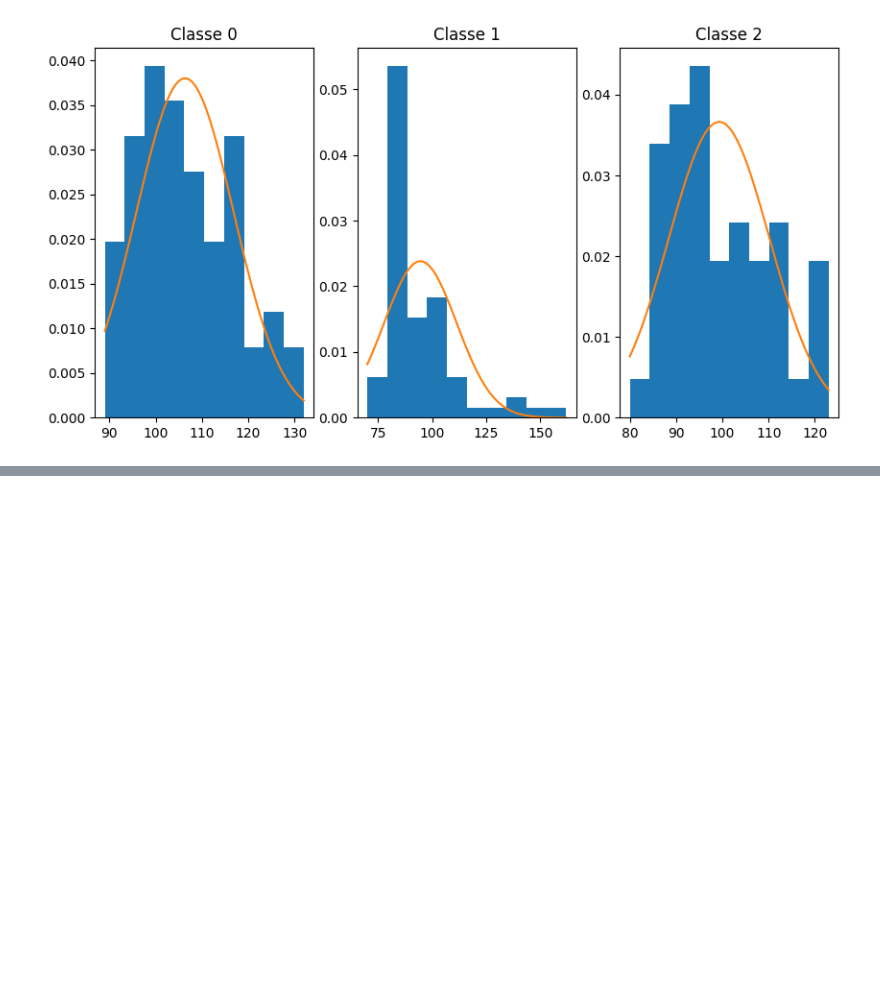
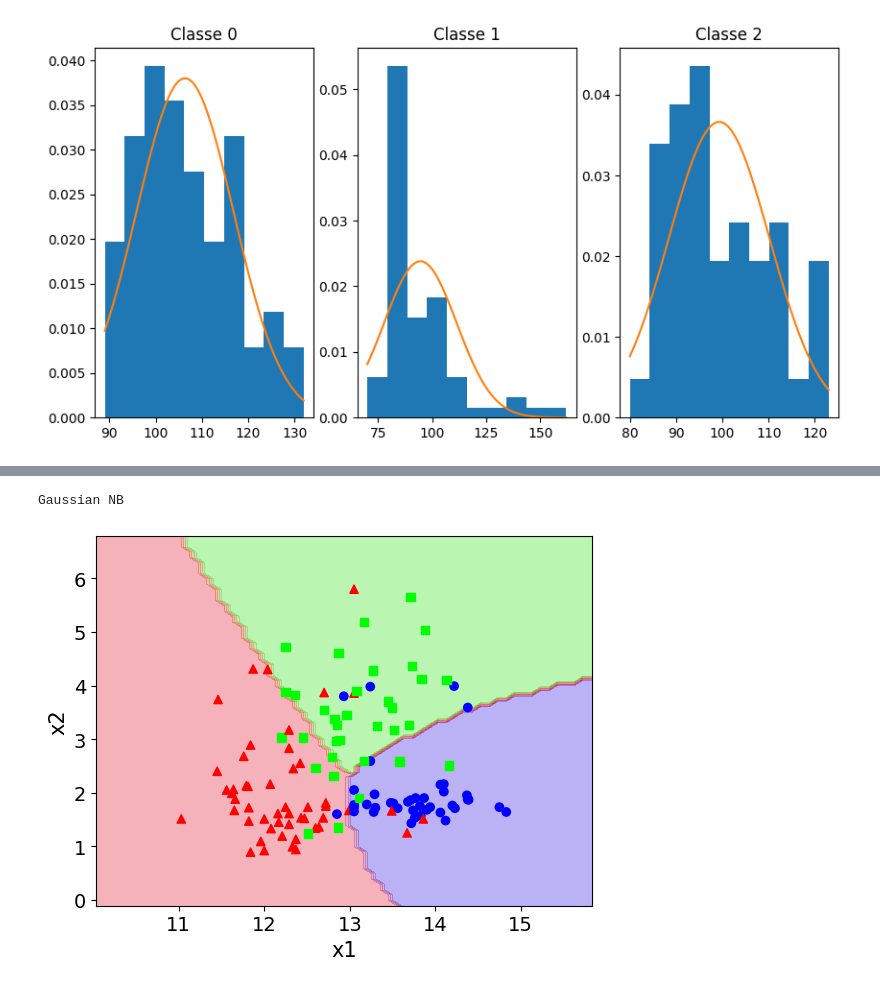
Before and after one commit to smastelini/eng-soft-ml-uel, a Jupyter notebook: aula-3.ipynb, the cells around one changed output, grey strips where cells are left out. Drawn from its saved outputs; the diff is of its cells as text; code cells hidden in the pictures; blank space fills up the shorter version.

```diff
--- a/aula-3.ipynb
+++ b/aula-3.ipynb
@@ -471,0 +572,7 @@ class GaussianNaiveBayes:
+# %%
+print("Gaussian NB")
+plot_decision_boundaries(X_train, y_train, GaussianNB)
+plt.show()
+# %% [output]
+Gaussian NB
+[figure, added]
```
Also changed, not shown: parts of 38 cells of this notebook, 4 other files.
